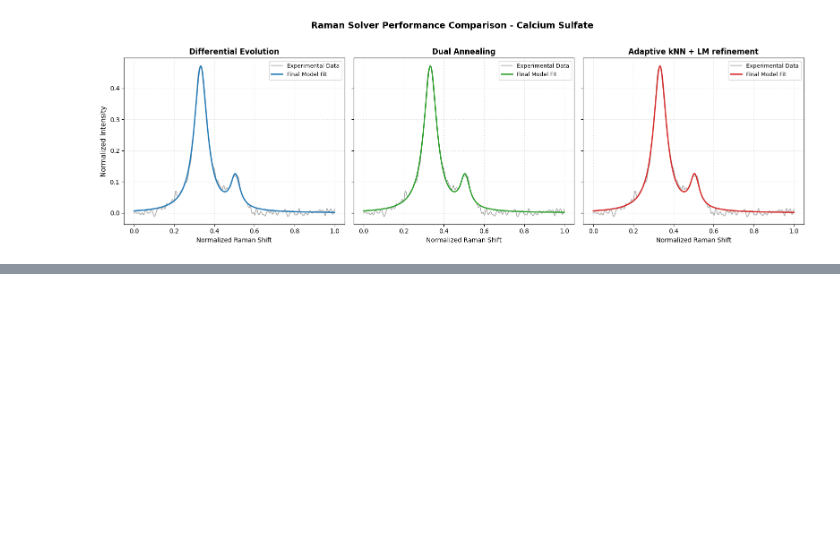
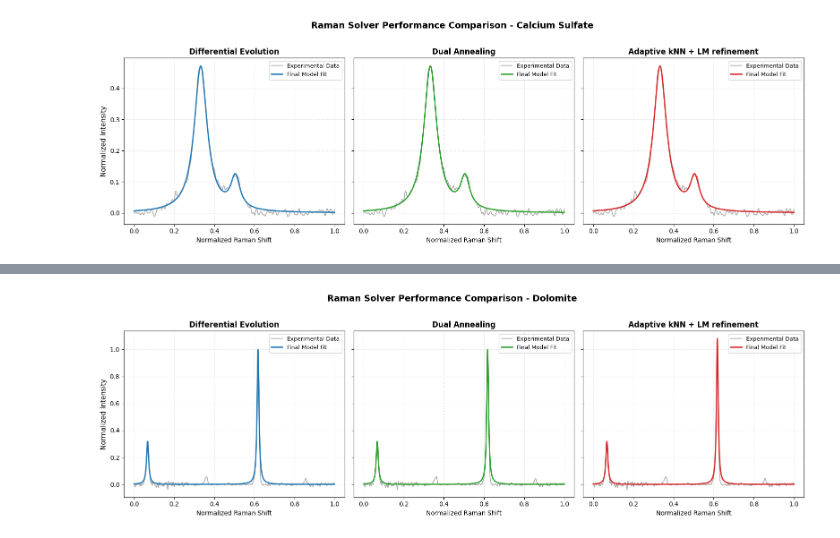
Before and after one commit to SauloSamps/Raman-Fitting-Pipeline, a Jupyter notebook: code/lab-algs-2.ipynb, the cells around one changed output, grey strips where cells are left out. Cells and saved outputs as stored; diff of their text form; code cells hidden in the pictures; blank space fills up the shorter version.

```diff
--- a/code/lab-algs-2.ipynb
+++ b/code/lab-algs-2.ipynb
@@ -1376,0 +1643,13 @@ Successfully compiled grid canvas and saved image to 'calcium_sulfate_grid_compa
+# %%
+# ... [Your script running Solver 1, Solver 2, and Solver 3]
+
+# Generate the single unified grid image file
+plot_and_save_unified_grid(
+    target_x=target_x,
+    target_y=target_y,
+    de_peaks=de_peaks,
+    da_peaks=da_peaks,
+    knn_peaks=knn_peaks,
+    filename="dolomite_grid_comparison.png"
+)
+# %% [output]
@@ -1376,0 +1657 @@ Successfully compiled grid canvas and saved image to 'calcium_sulfate_grid_compa
+[figure, added]
```
Also changed, not shown: parts of 6 cells of this notebook.
